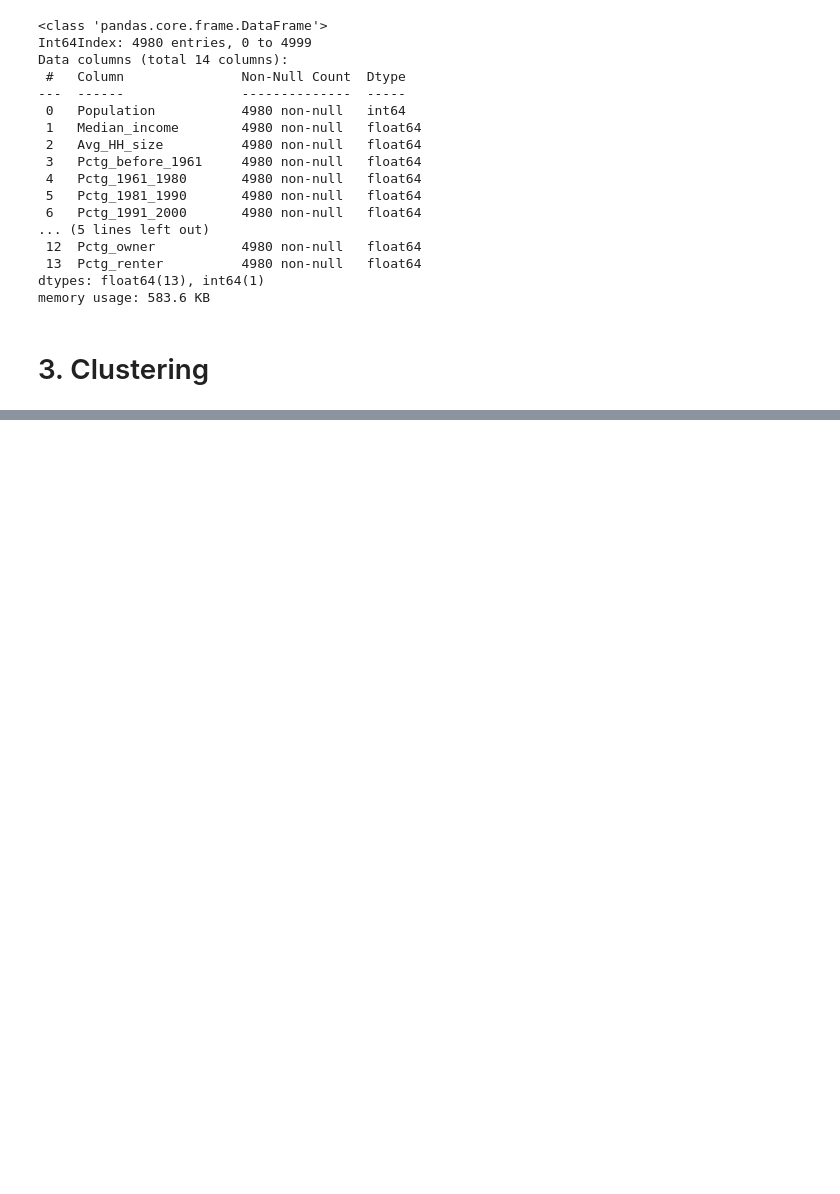
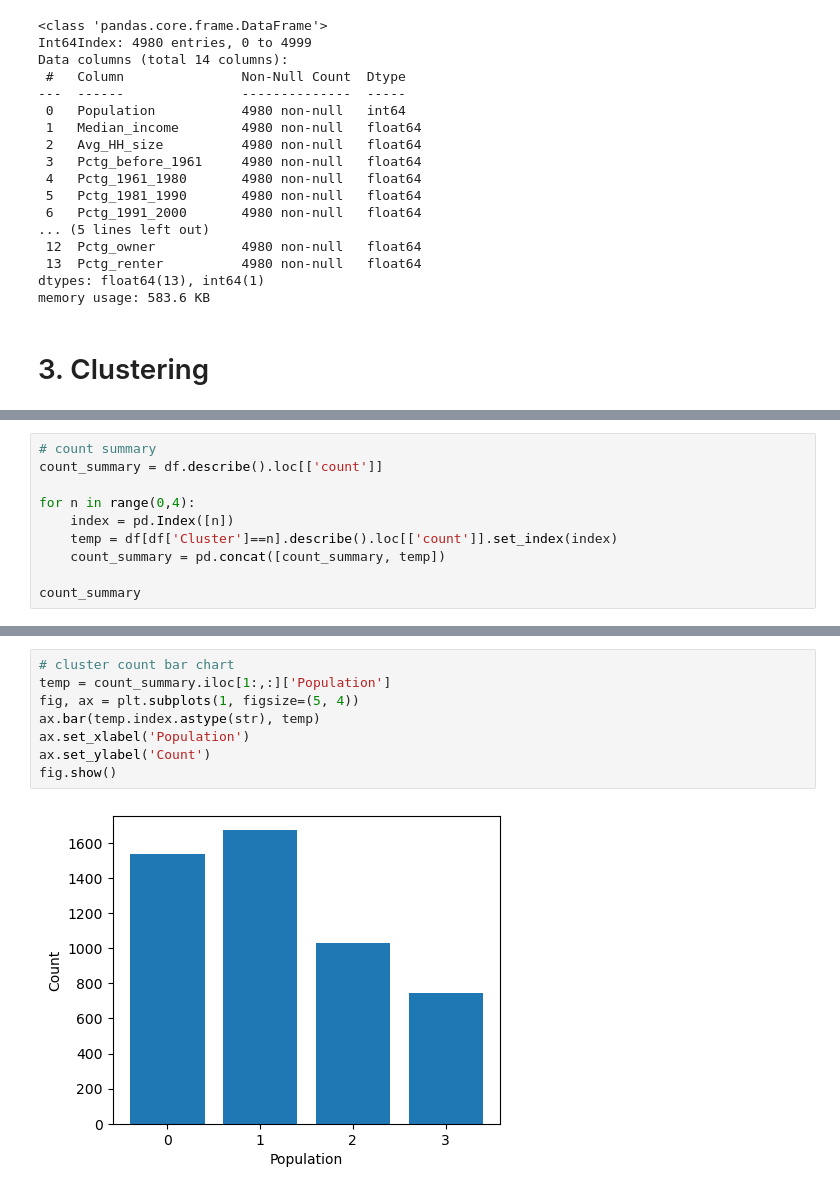
Before and after one commit to MiracleSkyHawk/RSM8413_FGA, a Jupyter notebook: RSM8413_FGA.ipynb, the cells around one changed output, grey strips where cells are left out. Cells and saved outputs as stored; diff of their text form; blank space fills up the shorter version.

```diff
--- a/RSM8413_FGA.ipynb
+++ b/RSM8413_FGA.ipynb
@@ -397,0 +451,10 @@ for k in range(2,15):
+# %%
+# count summary
+count_summary = df.describe().loc[['count']]
+
+for n in range(0,4):
+    index = pd.Index([n])
+    temp = df[df['Cluster']==n].describe().loc[['count']].set_index(index)
+    count_summary = pd.concat([count_summary, temp])
+
+count_summary
@@ -397,0 +485,10 @@ for k in range(2,15):
+# %%
+# cluster count bar chart
+temp = count_summary.iloc[1:,:]['Population']
+fig, ax = plt.subplots(1, figsize=(5, 4))
+ax.bar(temp.index.astype(str), temp)
+ax.set_xlabel('Population')
+ax.set_ylabel('Count')
+fig.show()
+# %% [output]
+[figure, added]
```
Also changed, not shown: parts of 16 cells of this notebook, 1 other file.
